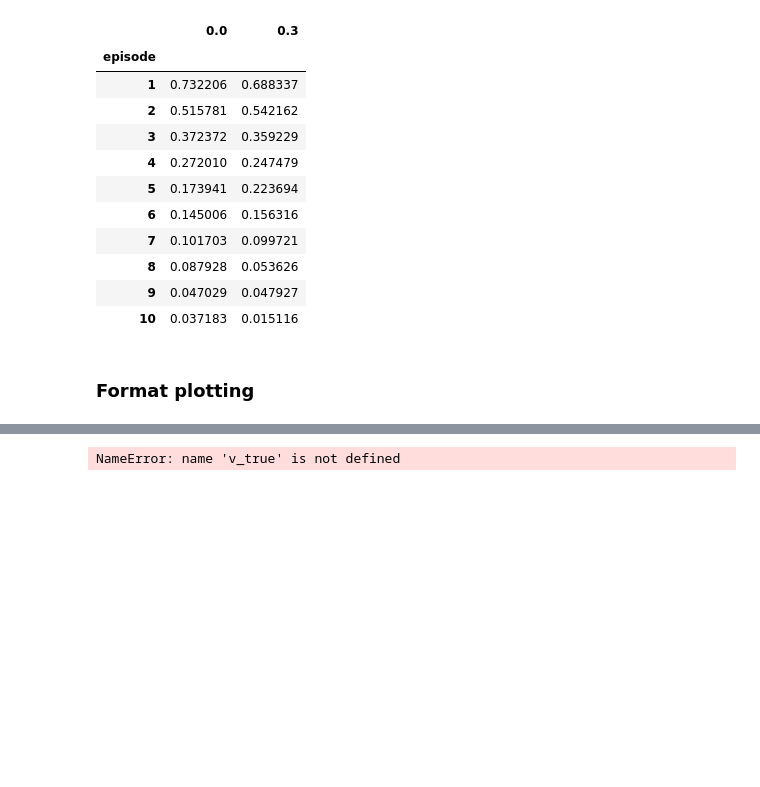
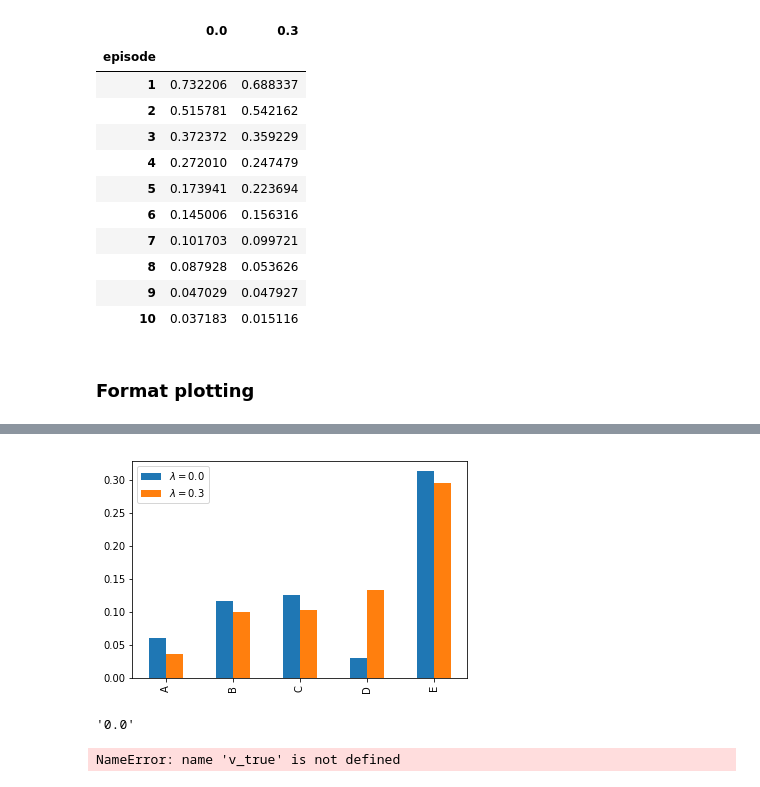
Before and after one commit to ucals/RLDM, a Jupyter notebook: project1/backup/live_plot_template.ipynb, the cells around one changed output, grey strips where cells are left out. Drawn from its saved outputs; the diff is of its cells as text; code cells hidden in the pictures; blank space fills up the shorter version.

```diff
--- a/project1/backup/live_plot_template.ipynb
+++ b/project1/backup/live_plot_template.ipynb
@@ -53,10 +53,10 @@ df_error
 # %% [markdown]
 ### Format plotting
 # %%
-file_v = 'images/df_v.csv'
-file_e = 'images/df_e.csv'
-file_error = 'images/df_error.csv'
-file_annotation = 'images/annotation.txt'
+file_v = '../images/df_v.csv'
+file_e = '../images/df_e.csv'
+file_error = '../images/df_error.csv'
+file_annotation = '../images/annotation.txt'
 df_v = pd.read_csv(file_v, index_col=0)
 df_e = pd.read_csv(file_e, index_col=0)
 df_error = pd.read_csv(file_error, index_col=0)
@@ -66,3 +74,18 @@ f.close()
+# %%
+df = df_v.copy()
+df.loc[f'$\lambda = {df.iloc[1].name}$'] = np.abs(df.iloc[1] - df.iloc[0])
+df.loc[f'$\lambda = {df.iloc[2].name}$'] = np.abs(df.iloc[2] - df.iloc[0])
+del df.index.name
+df = df.iloc[-2:, :].transpose()
+df.plot.bar()
+
+plt.show()
+# %% [output]
+[figure, added]
+# %%
+df_v.iloc[1].name
+# %% [output]
+'0.0'
 # %%
 fig = plt.figure(figsize=(16, 9))
 spec = gridspec.GridSpec(nrows=4, ncols=3, hspace=.5)
```
Also changed, not shown: parts of 4 cells of this notebook, 15 other files.
